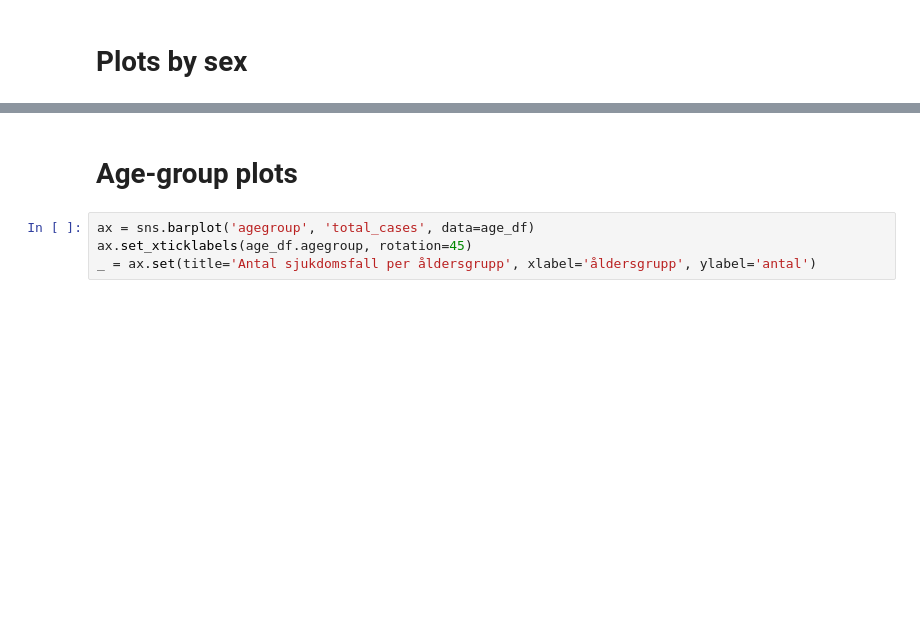
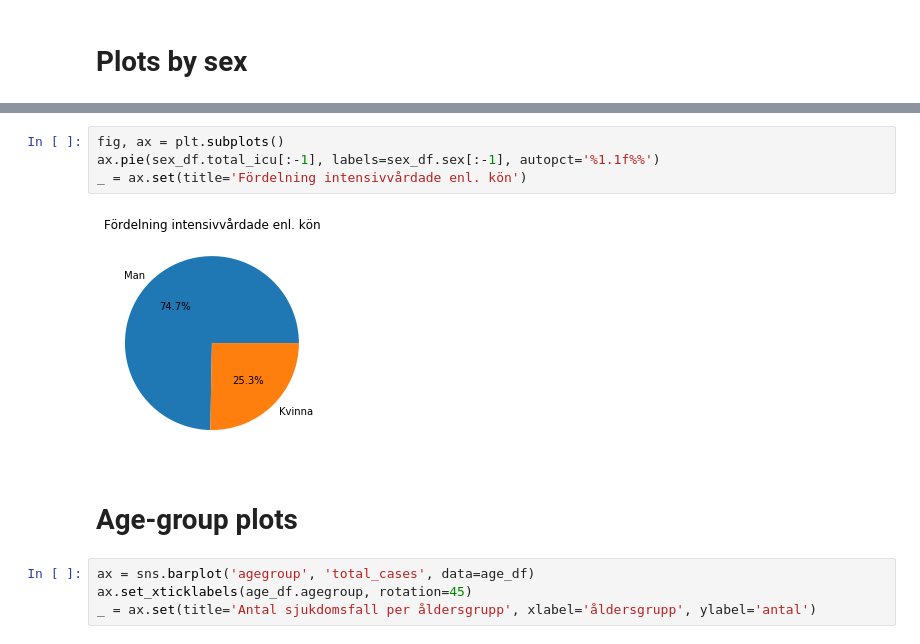
Before and after one commit to vbodell/covid-19, a Jupyter notebook: covid-playground.ipynb, the cells around one changed output, grey strips where cells are left out. Drawn from its saved outputs; the diff is of its cells as text; blank space fills up the shorter version.

```diff
--- a/covid-playground.ipynb
+++ b/covid-playground.ipynb
@@ -141,3 +151,9 @@ Ratio dödsfall/positivt testade: 10.6%
+# %%
+fig, ax = plt.subplots()
+ax.pie(sex_df.total_icu[:-1], labels=sex_df.sex[:-1], autopct='%1.1f%%')
+_ = ax.set(title='Fördelning intensivvårdade enl. kön')
+# %% [output]
+[figure, added]
 # %% [markdown]
 # Age-group plots
 # %%
```
Also changed, not shown: parts of 26 cells of this notebook.
